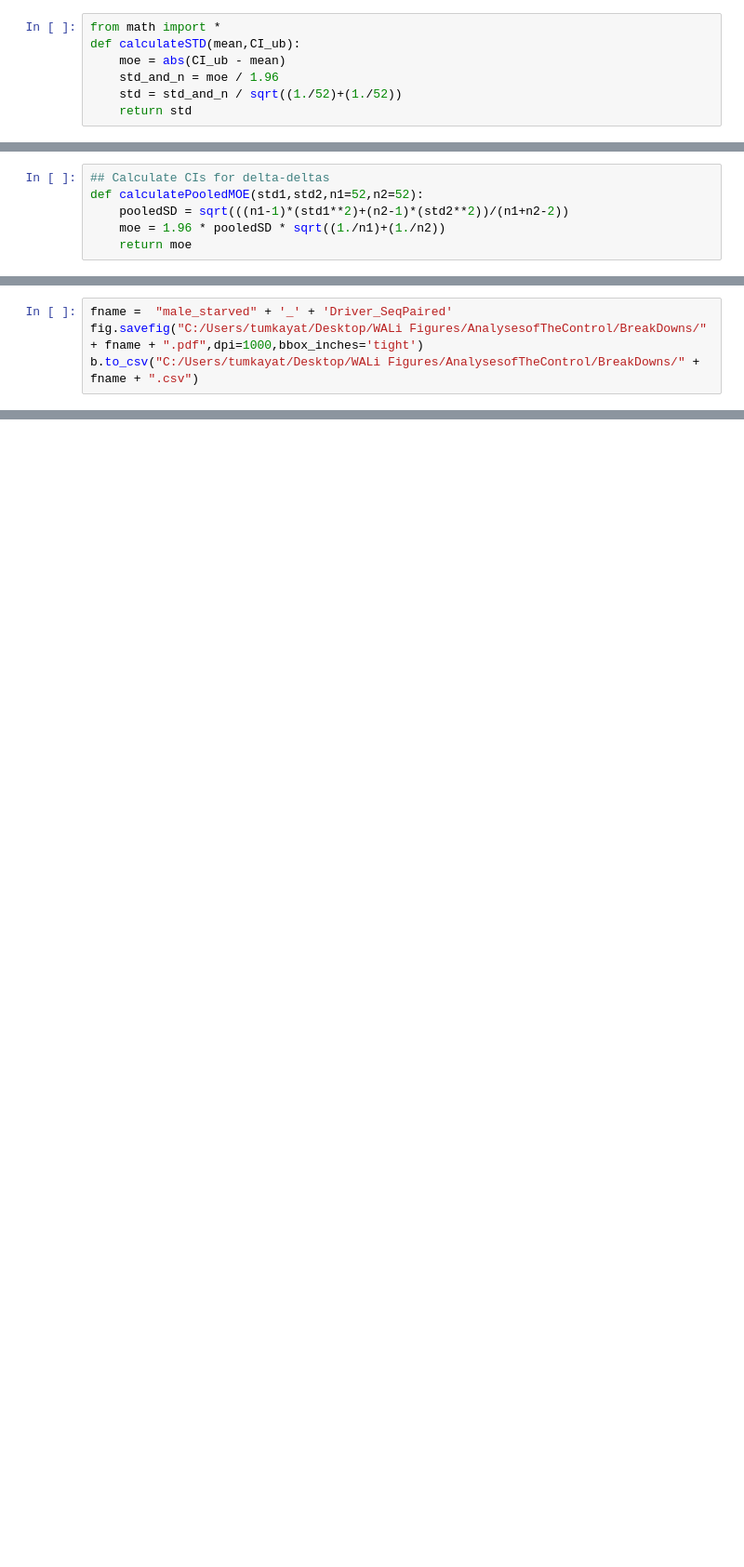
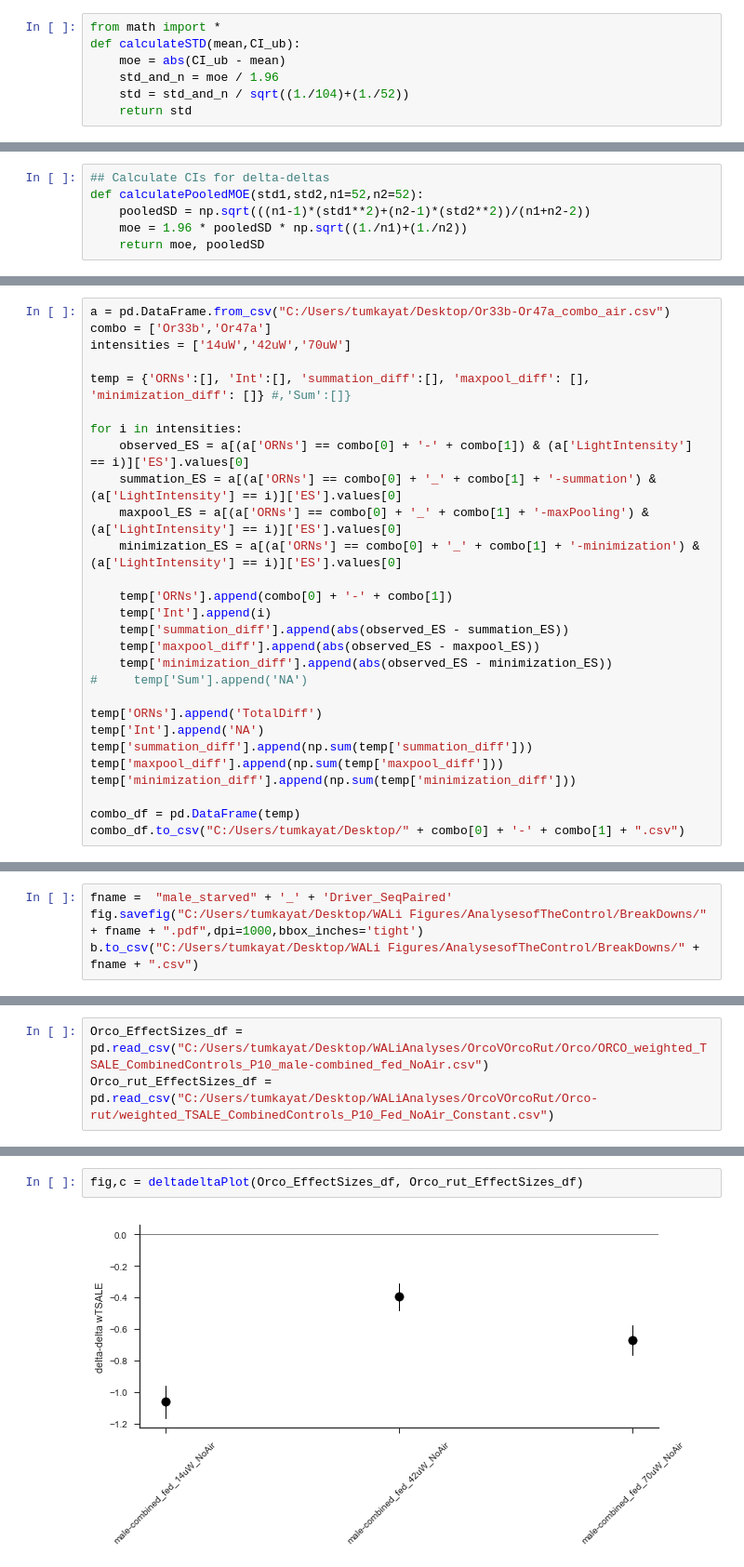
Before and after one commit to ttumkaya/WALiSuite_V2.0, a Jupyter notebook: WALiSuite_GenerateSummaryPlots.ipynb, the cells around one changed output, grey strips where cells are left out. Shown at 93% size. Saved outputs shown, nothing was run; the diff lists cells and outputs as text; blank space fills up the shorter version.

```diff
--- a/WALiSuite_GenerateSummaryPlots.ipynb
+++ b/WALiSuite_GenerateSummaryPlots.ipynb
@@ -1255,5 +1396,5 @@ from math import *
 def calculateSTD(mean,CI_ub):
     moe = abs(CI_ub - mean)
     std_and_n = moe / 1.96
-    std = std_and_n / sqrt((1./52)+(1./52))
+    std = std_and_n / sqrt((1./104)+(1./52))
     return std
@@ -1290,9 +1435,9 @@ data['male_starved_noair_std'] = male_starved_noair_std
 # %%
 ## Calculate CIs for delta-deltas
 def calculatePooledMOE(std1,std2,n1=52,n2=52):
-    pooledSD = sqrt(((n1-1)*(std1**2)+(n2-1)*(std2**2))/(n1+n2-2))
-    moe = 1.96 * pooledSD * sqrt((1./n1)+(1./n2))
-    return moe
+    pooledSD = np.sqrt(((n1-1)*(std1**2)+(n2-1)*(std2**2))/(n1+n2-2))
+    moe = 1.96 * pooledSD * np.sqrt((1./n1)+(1./n2))
+    return moe, pooledSD
 # %%
 delta_male_fed_Noair_V_male_fed_air_CI = []
 delta_male_starved_Noair_V_male_starved_air_CI = []
@@ -1446,0 +1802,28 @@ deltadelta_df.to_csv('C:/Users/tumkayat/Desktop/deltadelta_df.csv')
+# %%
+a = pd.DataFrame.from_csv("C:/Users/tumkayat/Desktop/Or33b-Or47a_combo_air.csv")
+combo = ['Or33b','Or47a']
+intensities = ['14uW','42uW','70uW']
+
+temp = {'ORNs':[], 'Int':[], 'summation_diff':[], 'maxpool_diff': [], 'minimization_diff': []} #,'Sum':[]}
+
+for i in intensities:
+    observed_ES = a[(a['ORNs'] == combo[0] + '-' + combo[1]) & (a['LightIntensity'] == i)]['ES'].values[0]
+    summation_ES = a[(a['ORNs'] == combo[0] + '_' + combo[1] + '-summation') & (a['LightIntensity'] == i)]['ES'].values[0]
+    maxpool_ES = a[(a['ORNs'] == combo[0] + '_' + combo[1] + '-maxPooling') & (a['LightIntensity'] == i)]['ES'].values[0]
+    minimization_ES = a[(a['ORNs'] == combo[0] + '_' + combo[1] + '-minimization') & (a['LightIntensity'] == i)]['ES'].values[0]
+
+    temp['ORNs'].append(combo[0] + '-' + combo[1])
+    temp['Int'].append(i)
+    temp['summation_diff'].append(abs(observed_ES - summation_ES))
+    temp['maxpool_diff'].append(abs(observed_ES - maxpool_ES))
+    temp['minimization_diff'].append(abs(observed_ES - minimization_ES))
+#     temp['Sum'].append('NA')
+
+temp['ORNs'].append('TotalDiff')
+temp['Int'].append('NA')
+temp['summation_diff'].append(np.sum(temp['summation_diff']))
+temp['maxpool_diff'].append(np.sum(temp['maxpool_diff']))
+temp['minimization_diff'].append(np.sum(temp['minimization_diff']))
+
+combo_df = pd.DataFrame(temp)
+combo_df.to_csv("C:/Users/tumkayat/Desktop/" + combo[0] + '-' + combo[1] + ".csv")
@@ -2185,0 +2577,3 @@ b.to_csv("C:/Users/tumkayat/Desktop/WALi Figures/AnalysesofTheControl/BreakDowns
+# %%
+Orco_EffectSizes_df = pd.read_csv("C:/Users/tumkayat/Desktop/WALiAnalyses/OrcoVOrcoRut/Orco/ORCO_weighted_TSALE_CombinedControls_P10_male-combined_fed_NoAir.csv")
+Orco_rut_EffectSizes_df = pd.read_csv("C:/Users/tumkayat/Desktop/WALiAnalyses/OrcoVOrcoRut/Orco-rut/weighted_TSALE_CombinedControls_P10_Fed_NoAir_Constant.csv")
@@ -2185,0 +2659,4 @@ b.to_csv("C:/Users/tumkayat/Desktop/WALi Figures/AnalysesofTheControl/BreakDowns
+# %%
+fig,c = deltadeltaPlot(Orco_EffectSizes_df, Orco_rut_EffectSizes_df)
+# %% [output]
+[figure, added]
```
Also changed, not shown: parts of 43 cells of this notebook, 3 other files.
